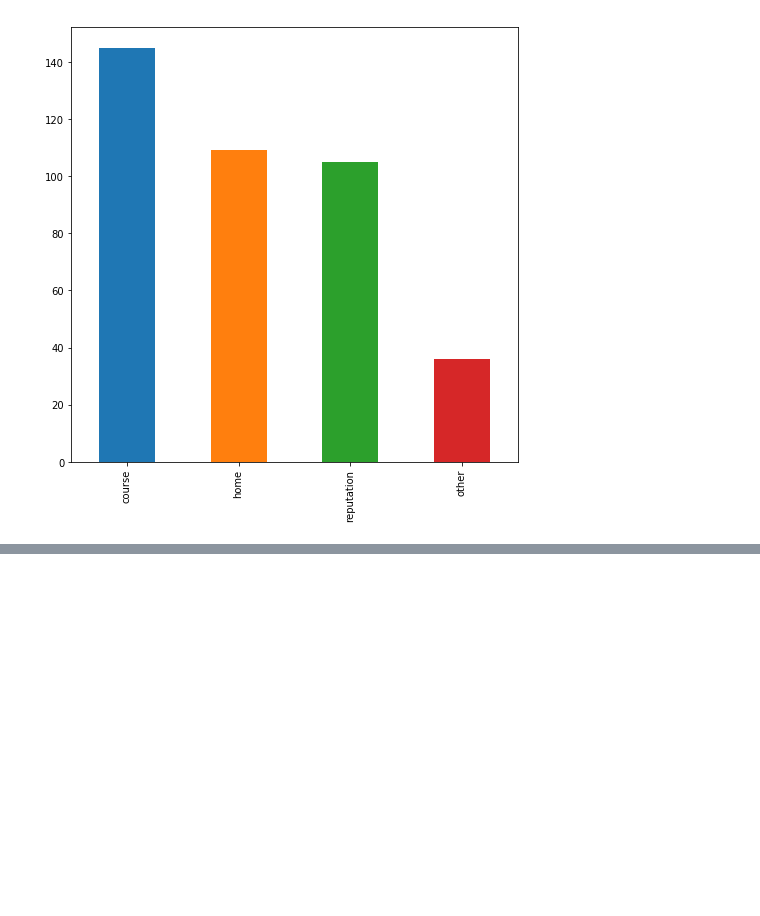
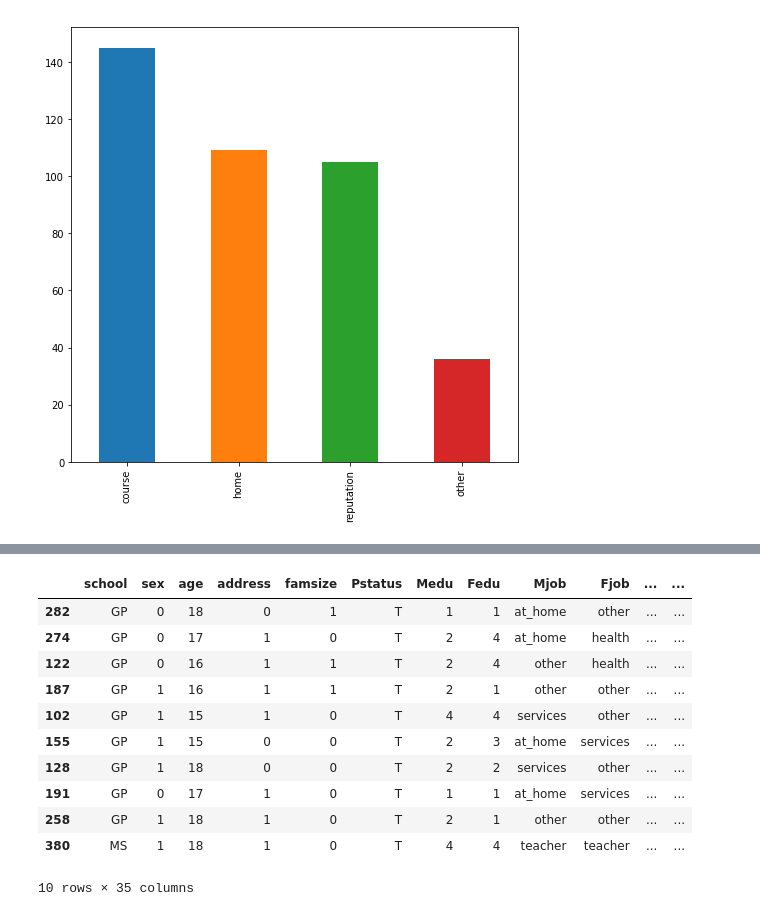
Before and after one commit to SzilvasiPeter/Diploma-project, a Jupyter notebook: Source/LabelEncoding.ipynb, the cells around one changed output, grey strips where cells are left out. Drawn from its saved outputs; the diff is of its cells as text; code cells hidden in the pictures; blank space fills up the shorter version.

Commit message:
Code for one-hot encoding. Processed dataset was exported.

```diff
--- a/Source/LabelEncoding.ipynb
+++ b/Source/LabelEncoding.ipynb
@@ -125,6 +117,0 @@ Name: famsize, dtype: int32
-# %%
-
-label_encoding = preprocessing.LabelEncoder()
-label_encoding = label_encoding.fit(address_category)
-
-student_df['address'] = label_encoding.transform(student_df['address'].astype(str))
@@ -144 +133,5 @@ student_df['address'].sample(10)
 Name: address, dtype: int32
+# %%
+one_hot_encoding = preprocessing.OneHotEncoder()
+one_hot_encoding = one_hot_encoding.fit(student_df['guardian'].values.reshape(-1, 1))
+one_hot_encoding.categories_
@@ -144,0 +140,3 @@ Name: address, dtype: int32
+# %%
+one_hot_labels = one_hot_encoding.transform(student_df['guardian'].values.reshape(-1, 1)).toarray()
+one_hot_labels
@@ -144,0 +171,8 @@ Name: address, dtype: int32
+# %%
+labels_df = pd.DataFrame()
+
+labels_df['guardian_father'] = one_hot_labels[:,0]
+labels_df['guardian_mother'] = one_hot_labels[:,1]
+labels_df['guardian_other'] = one_hot_labels[:,2]
+
+labels_df.head(10)
@@ -144,0 +191,17 @@ Name: address, dtype: int32
+# %%
+encoded_df = pd.concat([student_df, labels_df], axis=1)
+encoded_df.drop('guardian', axis=1, inplace=True)
+encoded_df.sample(10)
+# %% [output]
+|  | school | sex | age | address | famsize | Pstatus | Medu | Fedu | Mjob | Fjob | ... | ... |
+| 282 | GP | 0 | 18 | 0 | 1 | T | 1 | 1 | at_home | other | ... | ... |
+| 274 | GP | 0 | 17 | 1 | 0 | T | 2 | 4 | at_home | health | ... | ... |
+| 122 | GP | 0 | 16 | 1 | 1 | T | 2 | 4 | other | health | ... | ... |
+| 187 | GP | 1 | 16 | 1 | 1 | T | 2 | 1 | other | other | ... | ... |
+| 102 | GP | 1 | 15 | 1 | 0 | T | 4 | 4 | services | other | ... | ... |
+| 155 | GP | 1 | 15 | 0 | 0 | T | 2 | 3 | at_home | services | ... | ... |
+| 128 | GP | 1 | 18 | 0 | 0 | T | 2 | 2 | services | other | ... | ... |
+| 191 | GP | 0 | 17 | 1 | 0 | T | 1 | 1 | at_home | services | ... | ... |
+| 258 | GP | 1 | 18 | 1 | 0 | T | 2 | 1 | other | other | ... | ... |
+| 380 | MS | 1 | 18 | 1 | 0 | T | 4 | 4 | teacher | teacher | ... | ... |
+10 rows × 35 columns
```
Also changed, not shown: parts of 13 cells of this notebook, 2 other files.
